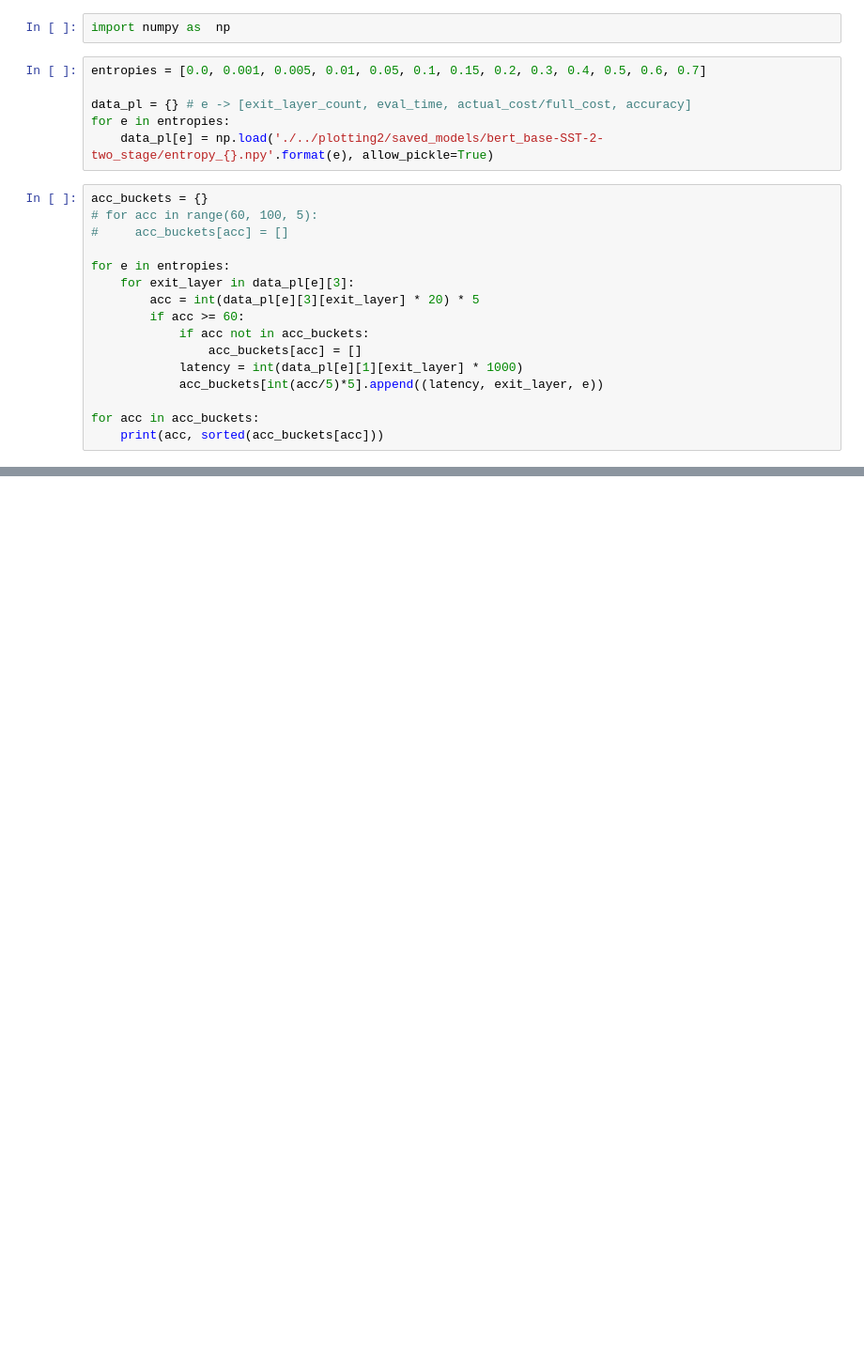
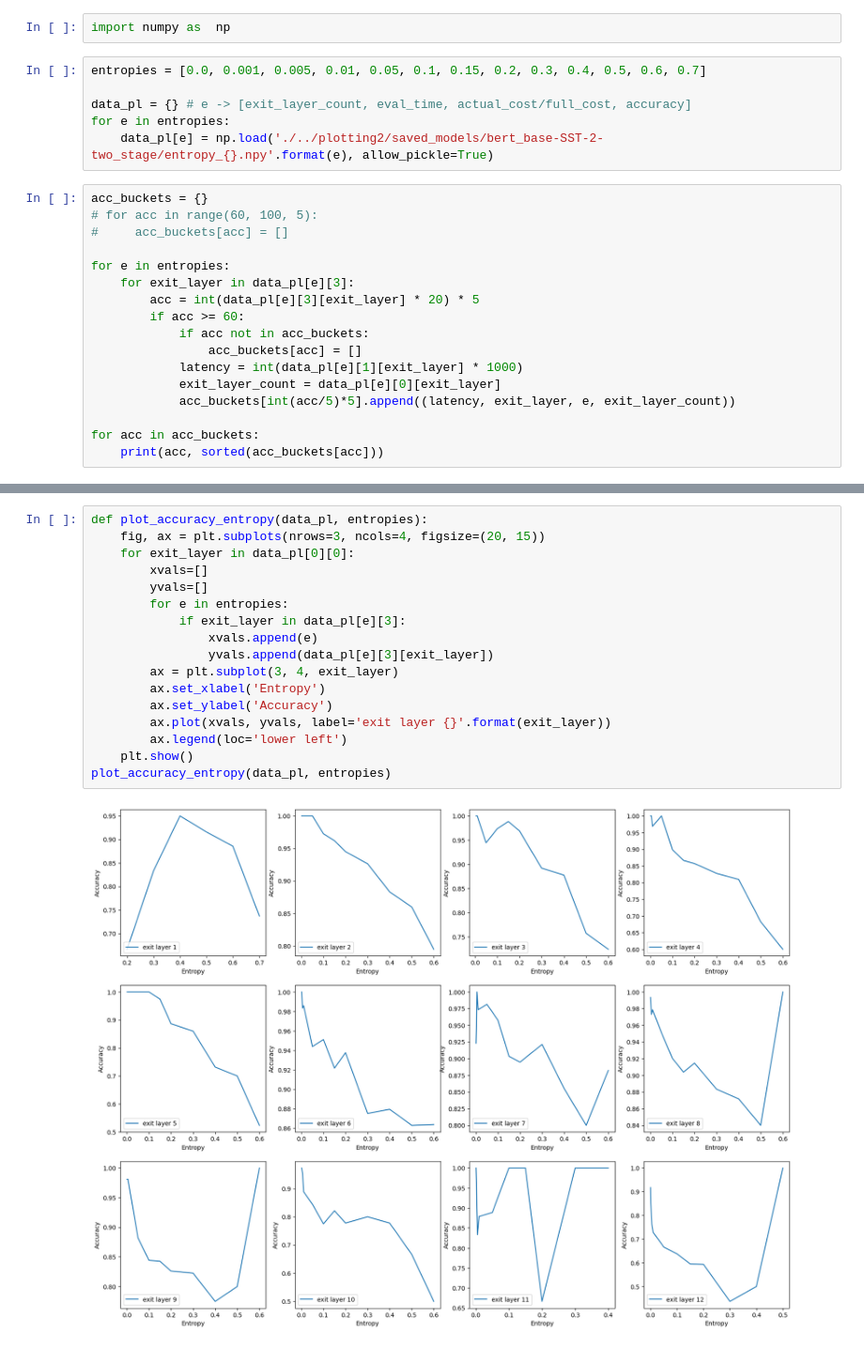
Before and after one commit to HemachandraKolisetty/SysMLTeam12, a Jupyter notebook: notebooks/SST2.ipynb, the cells around one changed output, grey strips where cells are left out. Shown: that part at 94% size. Saved outputs shown, nothing was run; the diff lists cells and outputs as text; blank space fills up the shorter version.

```diff
--- a/notebooks/SST2.ipynb
+++ b/notebooks/SST2.ipynb
@@ -18,7 +18,8 @@ for e in entropies:
             if acc not in acc_buckets:
                 acc_buckets[acc] = []
             latency = int(data_pl[e][1][exit_layer] * 1000)
-            acc_buckets[int(acc/5)*5].append((latency, exit_layer, e))
+            exit_layer_count = data_pl[e][0][exit_layer]
+            acc_buckets[int(acc/5)*5].append((latency, exit_layer, e, exit_layer_count))
 
 for acc in acc_buckets:
     print(acc, sorted(acc_buckets[acc]))
@@ -68,0 +78,19 @@ for 70% acc, 100ms latency:  [0, 0.4, 0.01, 0.005, 0.005, 0.005, 1, 0, 0, 0, 0,
+# %%
+def plot_accuracy_entropy(data_pl, entropies):
+    fig, ax = plt.subplots(nrows=3, ncols=4, figsize=(20, 15))
+    for exit_layer in data_pl[0][0]:
+        xvals=[]
+        yvals=[]
+        for e in entropies:
+            if exit_layer in data_pl[e][3]:
+                xvals.append(e)
+                yvals.append(data_pl[e][3][exit_layer])
+        ax = plt.subplot(3, 4, exit_layer)
+        ax.set_xlabel('Entropy')
+        ax.set_ylabel('Accuracy')
+        ax.plot(xvals, yvals, label='exit layer {}'.format(exit_layer))
+        ax.legend(loc='lower left')
+    plt.show()
+plot_accuracy_entropy(data_pl, entropies)
+# %% [output]
+[figure, added]
```
Also changed, not shown: parts of 9 cells of this notebook, 8 other files.
